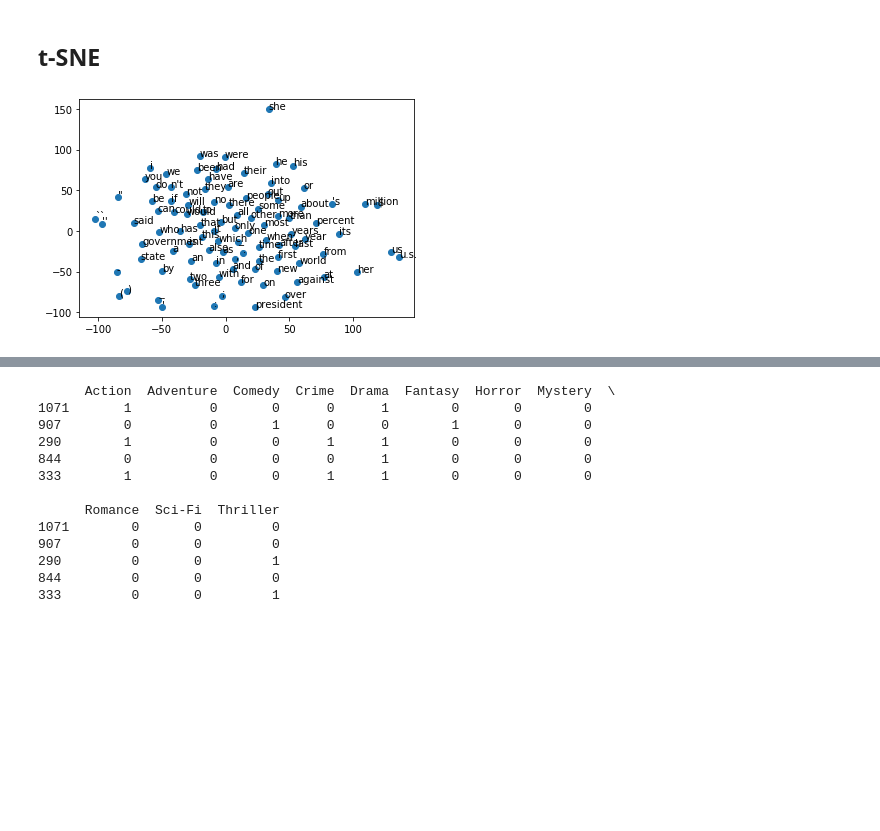
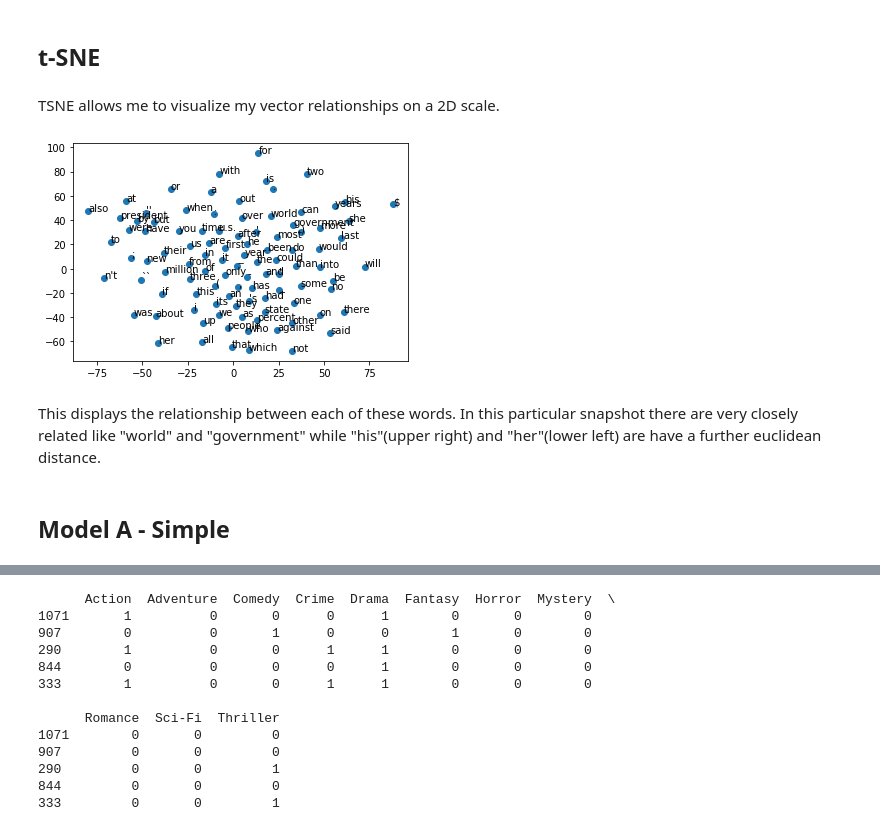
Before and after one commit to SWelbeck/NLP_genre_classification, a Jupyter notebook: Notebooks/Neural_Nets.ipynb, the cells around one changed output, grey strips where cells are left out. Drawn from its saved outputs; the diff is of its cells as text; code cells hidden in the pictures; blank space fills up the shorter version.

Commit message:
additional images

```diff
--- a/Notebooks/Neural_Nets.ipynb
+++ b/Notebooks/Neural_Nets.ipynb
@@ -340,17 +309,23 @@ for word, index in tokenizer.word_index.items():
         embedding_matrix[index] = embedding_vector
 # %% [markdown]
 ## t-SNE
+# %% [markdown]
+TSNE allows me to visualize my vector relationships on a 2D scale.
 # %%
 from sklearn.manifold import TSNE
 # %%
 tsne = TSNE(n_components=2, random_state=0)
 words =  list(embeddings_dictionary.keys())
 vectors = [embeddings_dictionary[word] for word in words]
-Yt = tsne.fit_transform(vectors[:100])
+Yt = tsne.fit_transform(vectors[150:250])
 plt.scatter(Yt[:, 0], Yt[:, 1])
 
 for label, x, y in zip(words, Yt[:, 0], Yt[:, 1]):
     plt.annotate(label, xy=(x, y), xytext=(0, 0), textcoords="offset points")
 plt.show()
 # %% [output]
-[figure, old version]
+[figure, new version]
+# %% [markdown]
+This displays the relationship between each of these words. In this particular snapshot there are very closely related like "world" and "government" while "his"(upper right) and "her"(lower left) are have a further euclidean distance.
+# %% [markdown]
+## Model A - Simple
```
Also changed, not shown: parts of 85 cells of this notebook, 1 other file.
